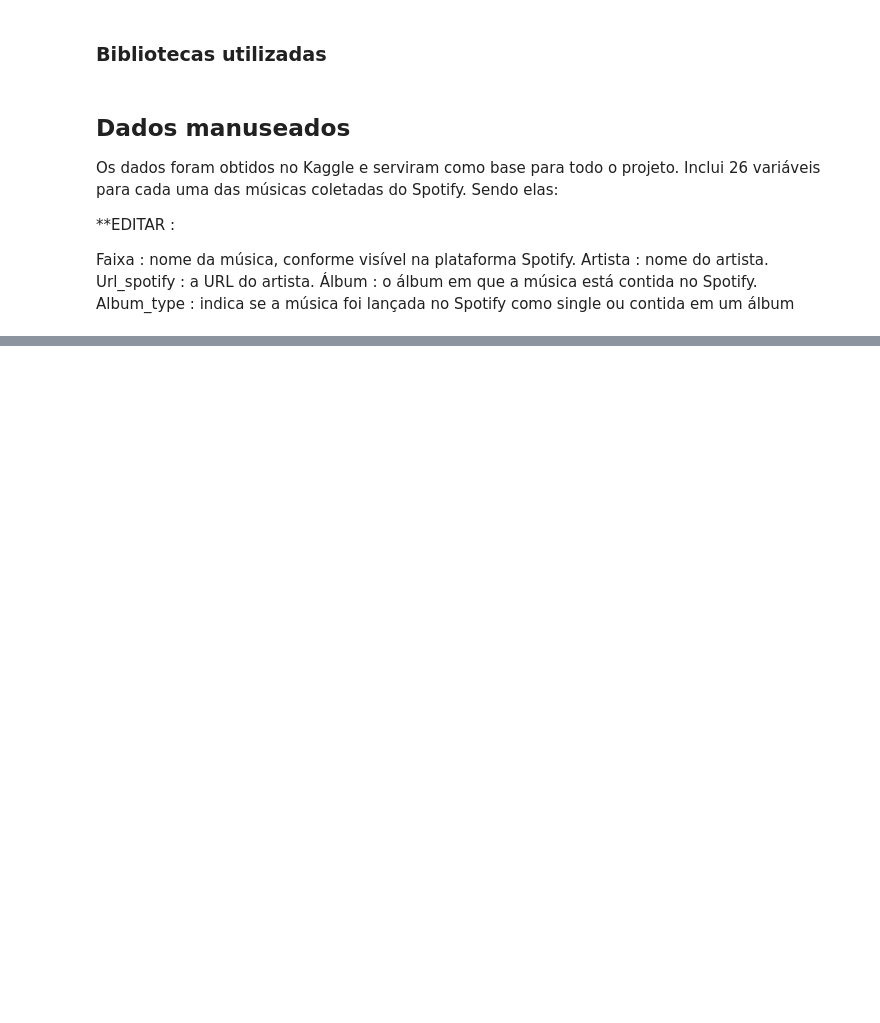
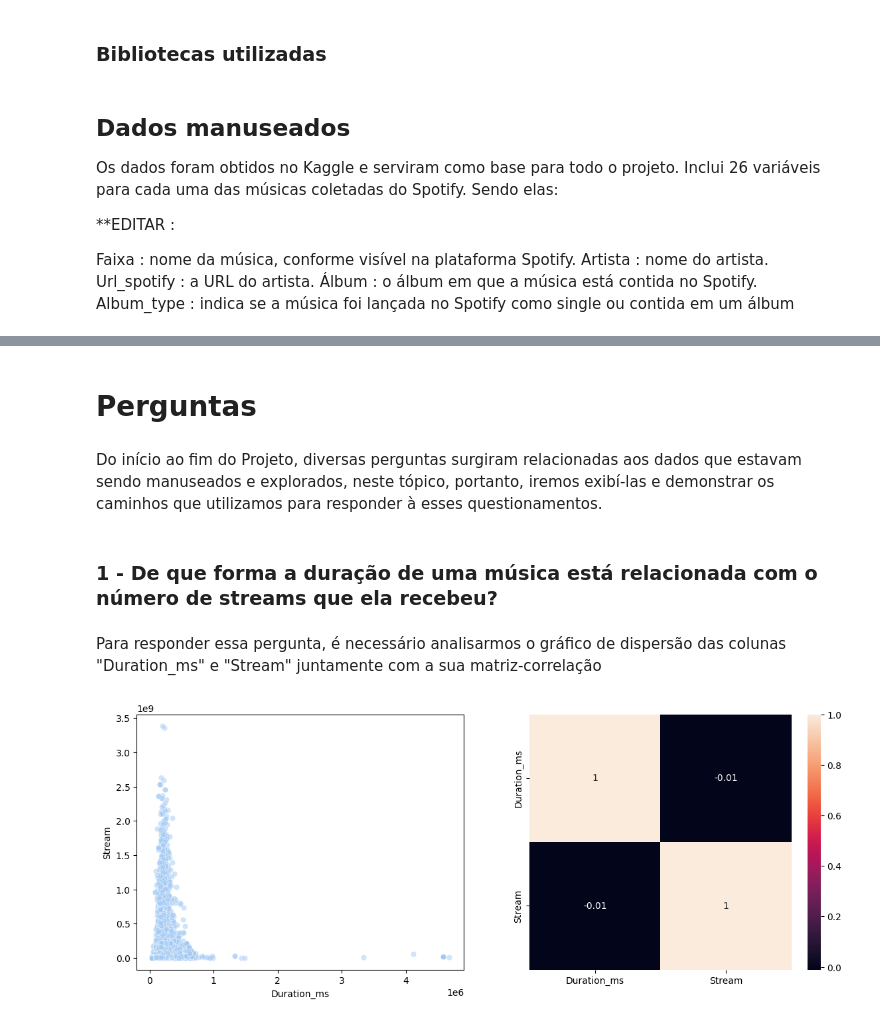
Before and after one commit to sylrod569/Projeto-ICD---An-lise-de-Dados-do-Spotify-Youtube, a Jupyter notebook: ProjetoFinal.ipynb, the cells around one changed output, grey strips where cells are left out. Saved outputs shown, nothing was run; the diff lists cells and outputs as text; code cells hidden in the pictures; blank space fills up the shorter version.

Commit message:
adicionando o tópico perguntas ao notebook do relatório final

```diff
--- a/ProjetoFinal.ipynb
+++ b/ProjetoFinal.ipynb
@@ -45,0 +48,26 @@ Album_type : indica se a música foi lançada no Spotify como single ou contida
+# %%
+df_spotify_youtube = pd.read_csv("../Projeto_ICD-Analise_de_Dados_do_Spotify_e_Youtube/Spotify_Youtube.csv")
+# %%
+sns.set_palette('pastel')
+# %% [markdown]
+# Perguntas
+# %% [markdown]
+Do início ao fim do Projeto, diversas perguntas surgiram relacionadas aos dados que estavam sendo manuseados e explorados, neste tópico, portanto, iremos exibí-las e demonstrar os caminhos que utilizamos para responder à esses questionamentos.
+# %% [markdown]
+### 1 - De que forma a duração de uma música está relacionada com o número de streams que ela recebeu?
+# %% [markdown]
+Para responder essa pergunta, é necessário analisarmos o gráfico de dispersão das colunas "Duration_ms" e "Stream" juntamente com a sua matriz-correlação
+# %%
+plt.figure(figsize=(14,5))
+
+plt.subplot(1,2,1)
+sns.scatterplot(data=df_spotify_youtube,y='Stream',x='Duration_ms',alpha=0.5)
+
+correlacao_matriz_a = df_spotify_youtube[['Duration_ms','Stream']].corr()
+
+plt.subplot(1,2,2)
+sns.heatmap(correlacao_matriz_a, annot=True,)
+
+plt.show()
+# %% [output]
+[figure, added]
```
Also changed, not shown: parts of 28 cells of this notebook, 1 other file.
